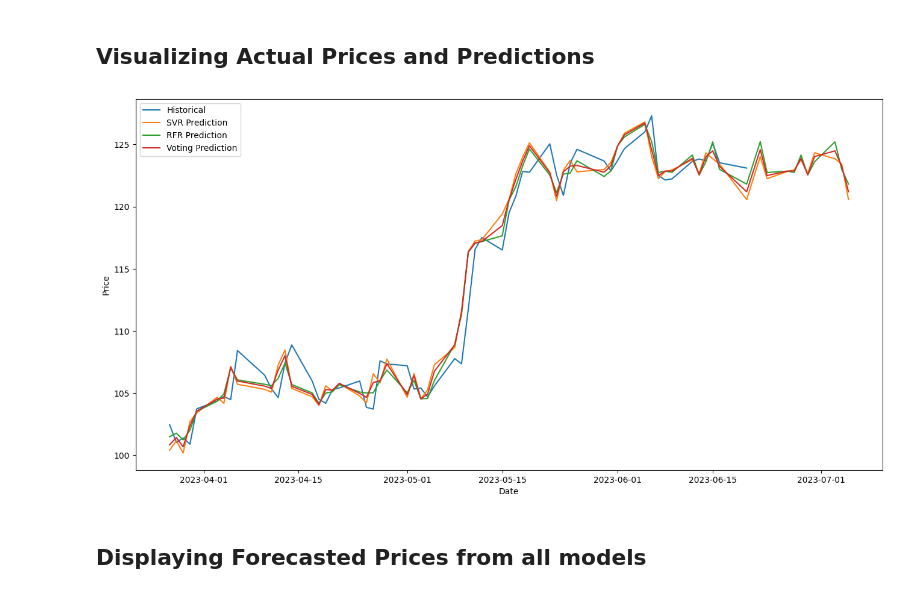
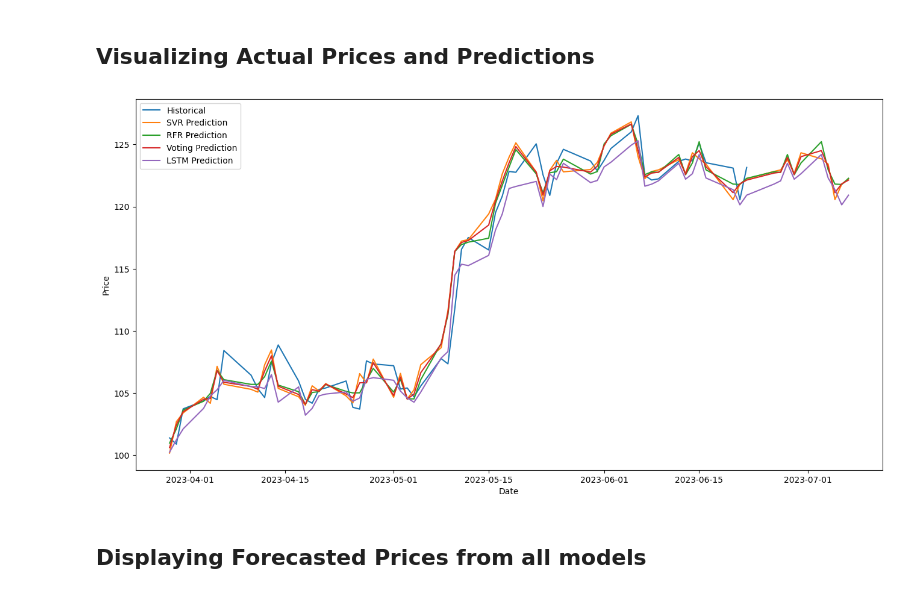
Before and after one commit to RonKu01/Stock_Market_Price_Prediction_System, a Jupyter notebook: fyp_project/ML_Training/google.ipynb, the cells around one changed output. Saved outputs shown, nothing was run; the diff lists cells and outputs as text; code cells hidden in the pictures.

```diff
--- a/fyp_project/ML_Training/google.ipynb
+++ b/fyp_project/ML_Training/google.ipynb
@@ -199,0 +205,17 @@ VotingRegressor(estimators=[('svm', SVR(C=100, gamma='auto', kernel='linear')),
+# %%
+# Reshape the input features to fit the LSTM model
+X_train_reshaped = np.reshape(X_train_scaled, (X_train_scaled.shape[0], X_train_scaled.shape[1], 1))
+X_test_reshaped = np.reshape(X_test_scaled, (X_test_scaled.shape[0], X_test_scaled.shape[1], 1))
+
+# Build the LSTM model
+lstm_model = Sequential()
+
+lstm_model.add(LSTM(150, return_sequences=True, input_shape=(X_train_scaled.shape[1], 1)))
+lstm_model.add(Dropout(0.2))  # Add a dropout layer with a dropout rate of 0.2
+lstm_model.add(LSTM(150))
+lstm_model.add(Dropout(0.2))  # Add a dropout layer with a dropout rate of 0.2
+lstm_model.add(Dense(1))
+lstm_model.compile(optimizer='adam', loss='mean_squared_error')
+
+# Train the LSTM model
+history = lstm_model.fit(X_train_reshaped, y_train, epochs=1000, batch_size=32)
@@ -332,9 +446,13 @@ y_svr_pred = svr_model.predict(X_pred)
 y_rfr_pred = rfr_model.predict(X_pred)
 y_voting_pred = voting_model.predict(X_pred)
 
+X_pred_reshaped = np.reshape(X_pred, (X_pred.shape[0], X_pred.shape[1], 1))
+y_lstm_pred = lstm_model.predict(X_pred_reshaped)
+
 df_pred = pd.DataFrame({'SVR Prediction': y_svr_pred,
                         'RFR Prediction': y_rfr_pred,
-                        'Voting Prediction': y_voting_pred}, index=df_actual.index)
+                        'Voting Prediction': y_voting_pred,
+                        'LSTM Prediction': np.squeeze(y_lstm_pred)}, index=df_actual.index)
 
 df_combined = pd.concat([df_actual, df_pred], axis=1)
 
@@ -354,10 +474,14 @@ svr_prediction = svr_model.predict(last_data_scaled)
 rfr_prediction = rfr_model.predict(last_data_scaled)
 voting_prediction = voting_model.predict(last_data_scaled)
 
+last_data_scaled_reshaped = np.reshape(last_data_scaled, (last_data_scaled.shape[0], last_data_scaled.shape[1], 1))
+lstm_prediction= lstm_model.predict(last_data_scaled_reshaped)
+
 # Assign the forecasted prices to the DataFrame columns
 df_forecast['SVR Prediction'] = svr_prediction
 df_forecast['RFR Prediction'] = rfr_prediction
 df_forecast['Voting Prediction'] = voting_prediction
+df_forecast['LSTM Prediction'] = lstm_prediction
 
 # Set the display format for float values
 pd.set_option('display.float_format', lambda x: '%.3f' % x)
@@ -370,20 +496,21 @@ df_combined2 = pd.concat([df_combined, df_forecast])
 # %%
 # Plot the actual price and the predictions
 plt.figure(figsize=(16, 8))
 plt.plot(df_combined2.index, df_combined2['Close'], label='Historical')
 plt.plot(df_combined2.index,
         df_combined2['SVR Prediction'], label='SVR Prediction')
 plt.plot(df_combined2.index,
         df_combined2['RFR Prediction'], label='RFR Prediction')
 plt.plot(df_combined2.index,
         df_combined2['Voting Prediction'], label='Voting Prediction')
-
+plt.plot(df_combined2.index,
+        df_combined2['LSTM Prediction'], label='LSTM Prediction')
 plt.xlabel('Date')
 plt.ylabel('Price')
 plt.legend()
 plt.show()
 # %% [output]
-[figure, old version]
+[figure, new version]
 # %% [markdown]
 ## Displaying Forecasted Prices from all models
 # %%
```
Also changed, not shown: parts of 12 cells of this notebook, 27 other files.
